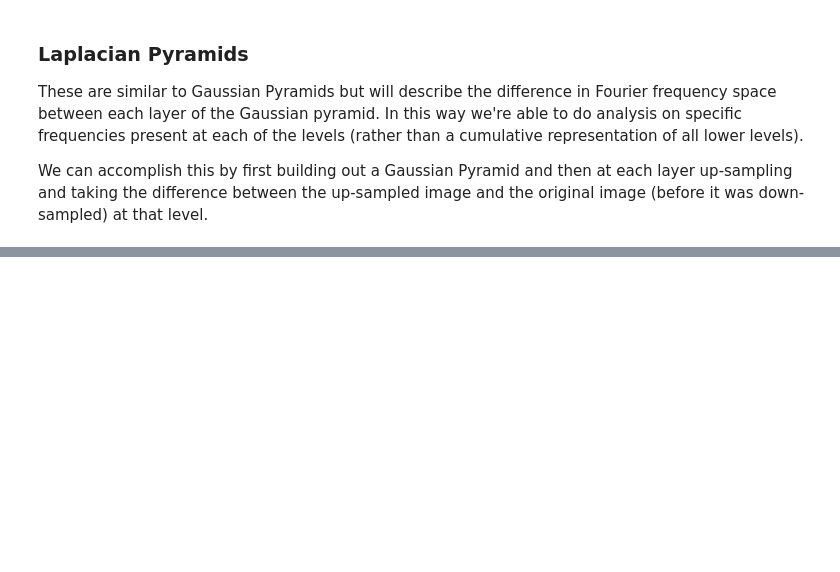
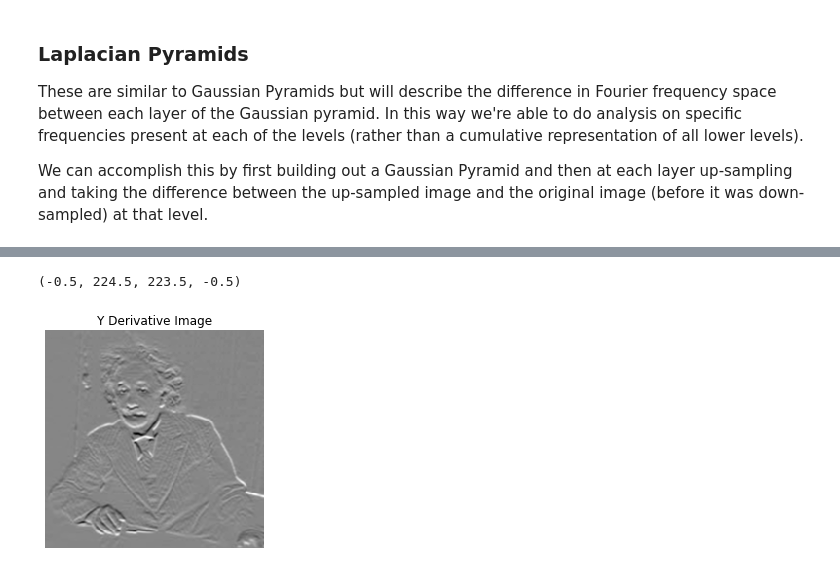
Before and after one commit to TifMoe/computer-vision-course, a Jupyter notebook: notebooks/2-image-filtering.ipynb, the cells around one changed output, grey strips where cells are left out. Cells and saved outputs as stored; diff of their text form; code cells hidden in the pictures; blank space fills up the shorter version.

```diff
--- a/notebooks/2-image-filtering.ipynb
+++ b/notebooks/2-image-filtering.ipynb
@@ -584,0 +610,9 @@ Requirement already satisfied: numpy>=1.13.3 in /Users/tmoeller/anaconda3/envs/p
+# %%
+# We'll blur in the x direction and differentiate in the y direction for img_y
+img_y = sepfir2d( img, p, d) # spatial (y) derivative
+plt.imshow(img_y, cmap='gray')
+plt.title('Y Derivative Image')
+plt.axis('off')
+# %% [output]
+(-0.5, 224.5, 223.5, -0.5)
+[figure, added]
```
Also changed, not shown: parts of 14 cells of this notebook.
